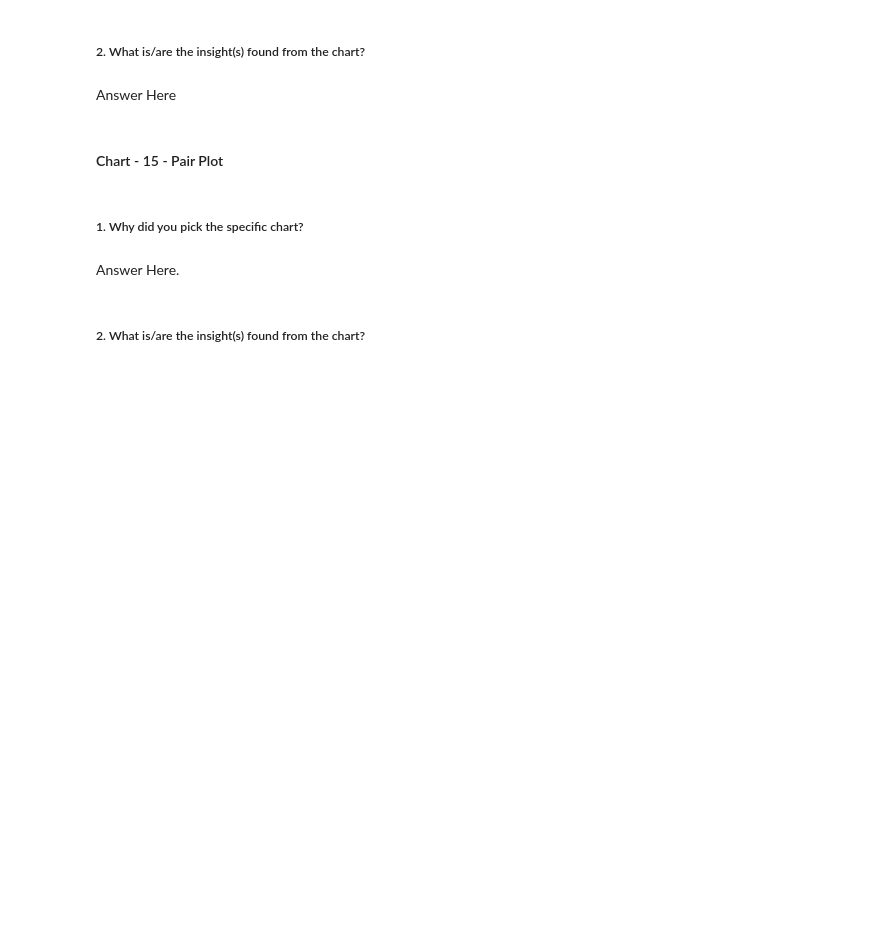
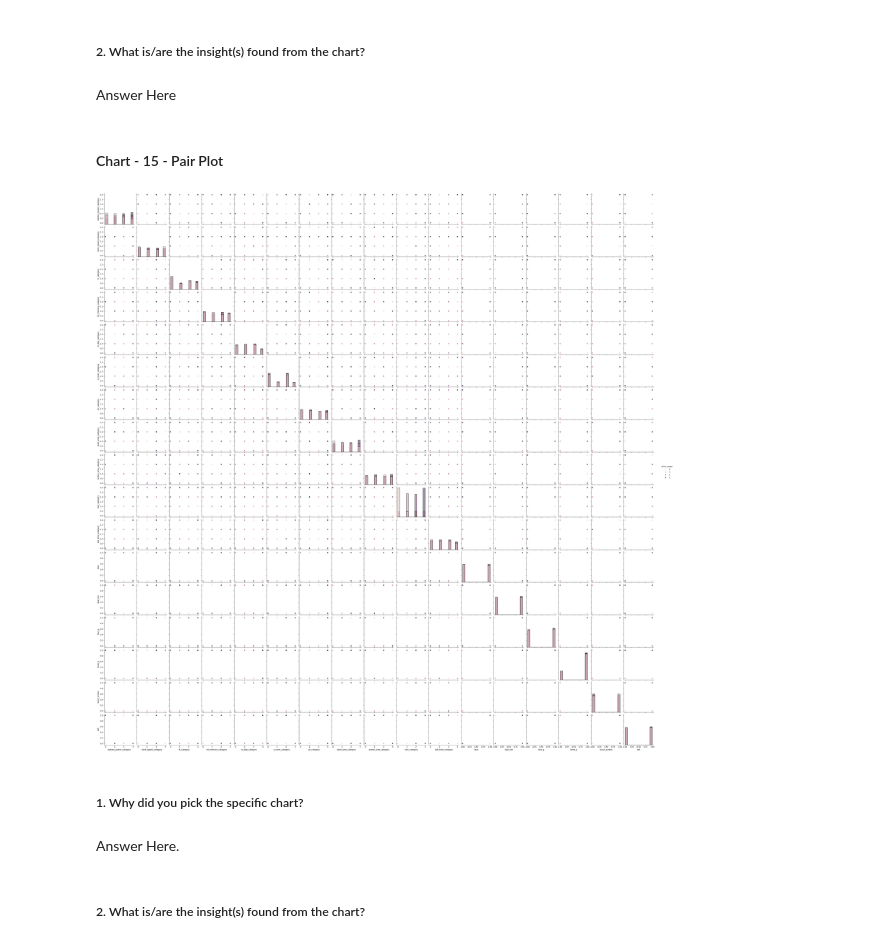
Before and after one commit to varuncode01/ST_Project3, a Jupyter notebook: ML_Project3.ipynb, the cells around one changed output. Cells and saved outputs as stored; diff of their text form; code cells hidden in the pictures; blank space fills up the shorter version.

```diff
--- a/ML_Project3.ipynb
+++ b/ML_Project3.ipynb
@@ -683,3 +750,17 @@ Answer Here
+# %%
+# Pair Plot visualization code
+# Select the key columns from the original DataFrame
+key_columns = ['battery_power_category', 'clock_speed_category', 'fc_category',
+       'int_memory_category', 'm_dep_category', 'n_cores_category',
+       'pc_category', 'pixel_area_category', 'screen_area_category',
+       'ram_category', 'talk_time_category', 'blue', 'dual_sim', 'four_g',
+       'three_g', 'touch_screen', 'wifi']
+
+
+sns.pairplot(df4[key_columns + ['price_range']], hue='price_range', diag_kind='hist')
+plt.show()
+# %% [output]
+[figure, added]
 # %% [markdown]
 ##### 1. Why did you pick the specific chart?
 # %% [markdown]
```
Also changed, not shown: parts of 14 cells of this notebook.
